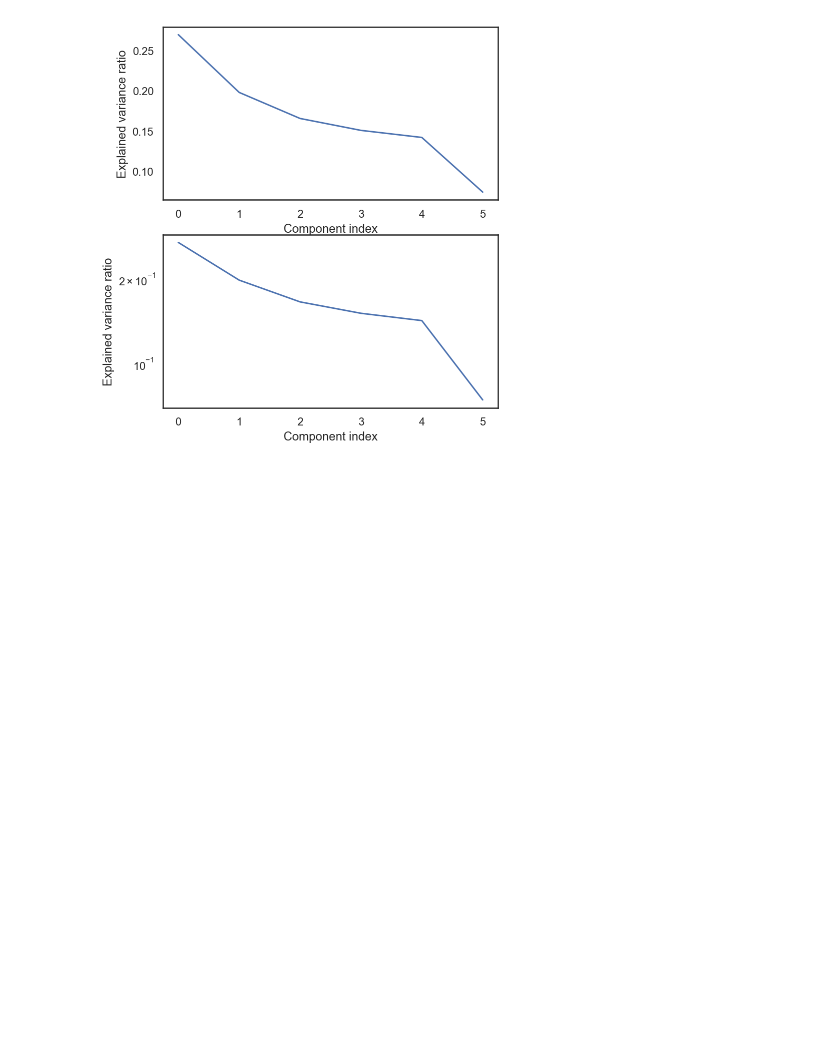
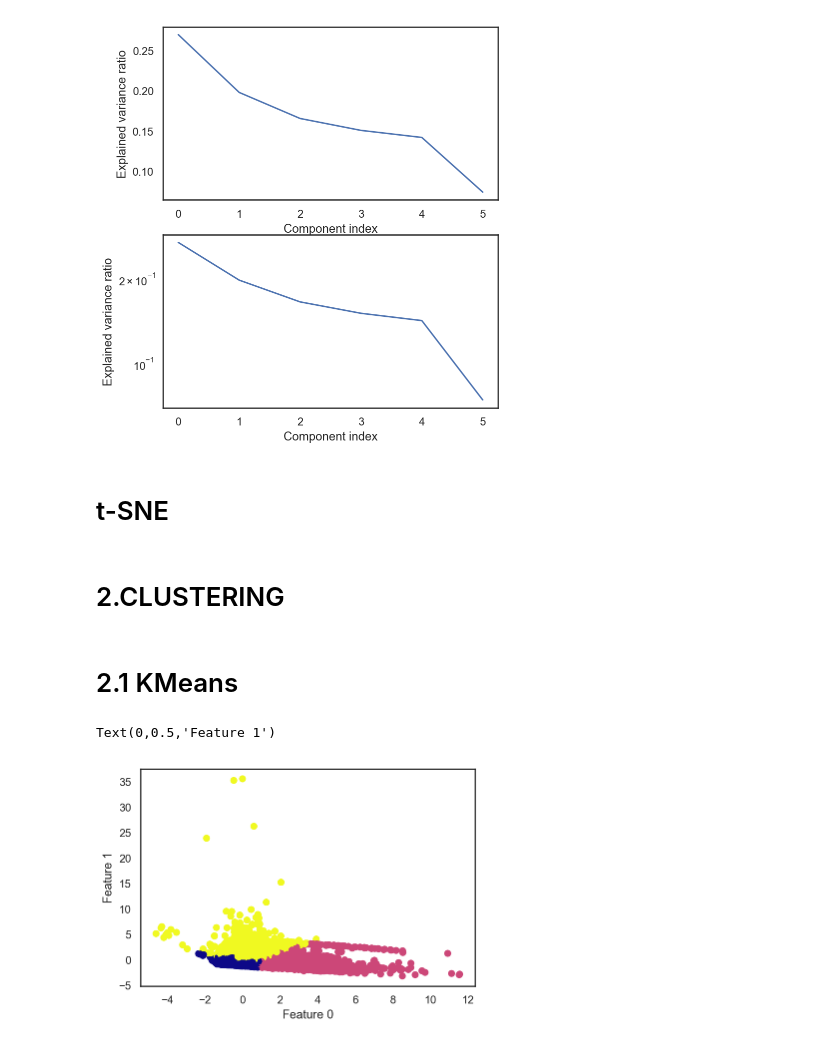
Before and after one commit to tarrelateto1/dataMining, a Jupyter notebook: Project.ipynb, the cells around one changed output. Saved outputs shown, nothing was run; the diff lists cells and outputs as text; code cells hidden in the pictures; blank space fills up the shorter version.

```diff
--- a/Project.ipynb
+++ b/Project.ipynb
@@ -194,3 +194,5 @@ for ax in axes:
     ax.set_ylabel("Explained variance ratio")
 # %% [output]
 [figure]
+# %% [markdown]
+# t-SNE
@@ -196,0 +211,24 @@ for ax in axes:
+# %% [markdown]
+# 2.CLUSTERING
+# %% [markdown]
+# 2.1 KMeans
+# %%
+from sklearn.cluster import KMeans
+# cluster the data into five clusters
+kmeans = KMeans(n_clusters=3)
+kmeans.fit(X_pca_scaled)
+y_pred = kmeans.predict(X_pca_scaled)
+# plot the cluster assignments and cluster centers
+plt.scatter(X_pca_scaled[:, 0], X_pca_scaled[:, 1], c=y_pred, cmap="plasma")
+plt.scatter(kmeans.cluster_centers_[:, 0],
+            kmeans.cluster_centers_[:, 1],
+            marker='^',
+            c=[0, 1, 2],
+            s=100,
+            linewidth=2,
+            cmap="plasma")
+plt.xlabel("Feature 0")
+plt.ylabel("Feature 1")
+# %% [output]
+Text(0,0.5,'Feature 1')
+[figure, added]
```
Also changed, not shown: parts of 14 cells of this notebook.
